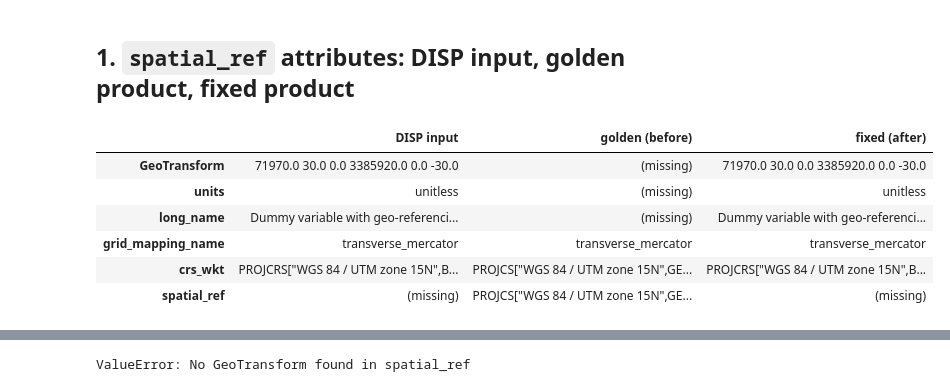
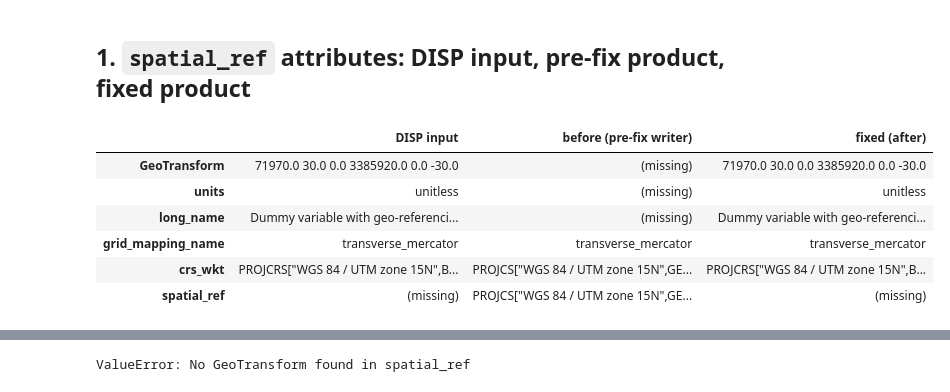
Before and after one commit to mgovorcin/cal-disp, a Jupyter notebook: docs/notebooks/06_spatial_ref_geotiff.ipynb, the cells around one changed output, grey strips where cells are left out. Drawn from its saved outputs; the diff is of its cells as text; code cells hidden in the pictures.

```diff
--- a/docs/notebooks/06_spatial_ref_geotiff.ipynb
+++ b/docs/notebooks/06_spatial_ref_geotiff.ipynb
@@ -51,10 +54,21 @@ import sys
 import time
 
 
+def is_fixed_product(path: Path) -> bool:
+    """Was `path` written by the fixed writer (Fix 1, 3 and 4 markers)?"""
+    with h5py.File(path) as f:
+        return (
+            f["calibration"].chunks is not None
+            and "GeoTransform" in f["spatial_ref"].attrs
+            and "mission_name" in f.attrs
+        )
+
+
 def fixed_product(run_dir: Path = SCRATCH / "fixed_run") -> Path:
     """Product of a full-frame `cal-disp run` of the current code on the golden inputs.
 
-    Reused if it is already in scratch (the run takes ~3 min and ~18 GB RAM).
+    Only needed when the golden dataset predates the fixes; reused from
+    scratch if present (the run takes a few minutes and ~18 GB RAM).
     """
     out_dir = run_dir / "output"
     found = sorted(out_dir.glob("OPERA_L4_DISP-CAL-S1_*.nc"))
@@ -65,7 +79,6 @@ def fixed_product(run_dir: Path = SCRATCH / "fixed_run") -> Path:
     tropo = sorted(str(p) for p in (inp / "tropo").glob("OPERA_L4_TROPO-ZENITH_*.nc"))
     config = run_dir / "work" / "runconfig.yaml"  # `cal-disp config` writes it into --work-dir
     run_dir.mkdir(parents=True, exist_ok=True)
-    # The `cal-disp` CLI, with the interpreter (and PYTHONPATH) of this kernel
     cli = [sys.executable, "-c", "from cal_disp.cli import cli_app; cli_app()"]
     subprocess.run(
         [*cli, "config",
@@ -87,6 +100,10 @@ def fixed_product(run_dir: Path = SCRATCH / "fixed_run") -> Path:
     return sorted(out_dir.glob("OPERA_L4_DISP-CAL-S1_*.nc"))[-1]
 
 
-FIXED_NC = fixed_product()
-print("fixed product:", FIXED_NC.relative_to(SCRATCH))
+if is_fixed_product(GOLDEN_NC):
+    FIXED_NC = GOLDEN_NC
+    print("fixed product: the golden dataset (built by the fixed code)")
+else:
+    FIXED_NC = fixed_product()
+    print("fixed product: full-frame run of the current code,", FIXED_NC.relative_to(SCRATCH))
 # %% [output]
@@ -93,0 +116,14 @@ fixed product: fixed_run/output/OPERA_L4_DISP-CAL-S1_IW_F08882_VV_20220111T00265
+# %%
+import subprocess
+import types
+
+OLD_COMMIT = "d0901b3"  # gamma-release before the product fixes (d0548bf..79ab02a)
+
+
+def old_module(rel_path: str) -> types.ModuleType:
+    """Import one module of the pre-fix code straight from git history."""
+    src = subprocess.check_output(["git", "-C", str(REPO), "show", f"{OLD_COMMIT}:{rel_path}"], text=True)
+    mod = types.ModuleType("old_" + Path(rel_path).stem.strip("_"))
+    mod.__file__ = f"{OLD_COMMIT}:{rel_path}"
+    exec(compile(src, mod.__file__, "exec"), mod.__dict__)
+    return mod
@@ -94,21 +182,22 @@ fixed product: fixed_run/output/OPERA_L4_DISP-CAL-S1_IW_F08882_VV_20220111T00265
 # %% [markdown]
-## 1. `spatial_ref` attributes: DISP input, golden product, fixed product
+## 1. `spatial_ref` attributes: DISP input, pre-fix product, fixed product
 # %%
 def spatial_ref_attrs(path, group="/"):
     with h5py.File(path) as f:
         attrs = dict(f[group]["spatial_ref"].attrs)
     fmt = lambda v: (v if len(v) <= 56 else v[:53] + "...") if isinstance(v, str) else np.asarray(v).squeeze().tolist()
     return {k: fmt(v) for k, v in attrs.items()}
 
 
 attrs = pd.DataFrame({
     "DISP input": spatial_ref_attrs(DISP_NC),
-    "golden (before)": spatial_ref_attrs(GOLDEN_NC),
+    "before (pre-fix writer)": spatial_ref_attrs(BEFORE_NC),
     "fixed (after)": spatial_ref_attrs(FIXED_NC),
-}).fillna("(missing)")
-attrs.loc[["GeoTransform", "units", "long_name", "grid_mapping_name", "crs_wkt", "spatial_ref"]]
+})
+# rows of interest; reindex so that an attribute no file has shows up as missing instead of failing
+attrs.reindex(["GeoTransform", "units", "long_name", "grid_mapping_name", "crs_wkt", "spatial_ref"]).fillna("(missing)")
 # %% [output]
-|  | DISP input | golden (before) | fixed (after) |
+|  | DISP input | before (pre-fix writer) | fixed (after) |
 | GeoTransform | 71970.0 30.0 0.0 3385920.0 0.0 -30.0 | (missing) | 71970.0 30.0 0.0 3385920.0 0.0 -30.0 |
 | units | unitless | (missing) | unitless |
 | long_name | Dummy variable with geo-referenci... | (missing) | Dummy variable with geo-referenci... |
```
Also changed, not shown: parts of 13 cells of this notebook.
